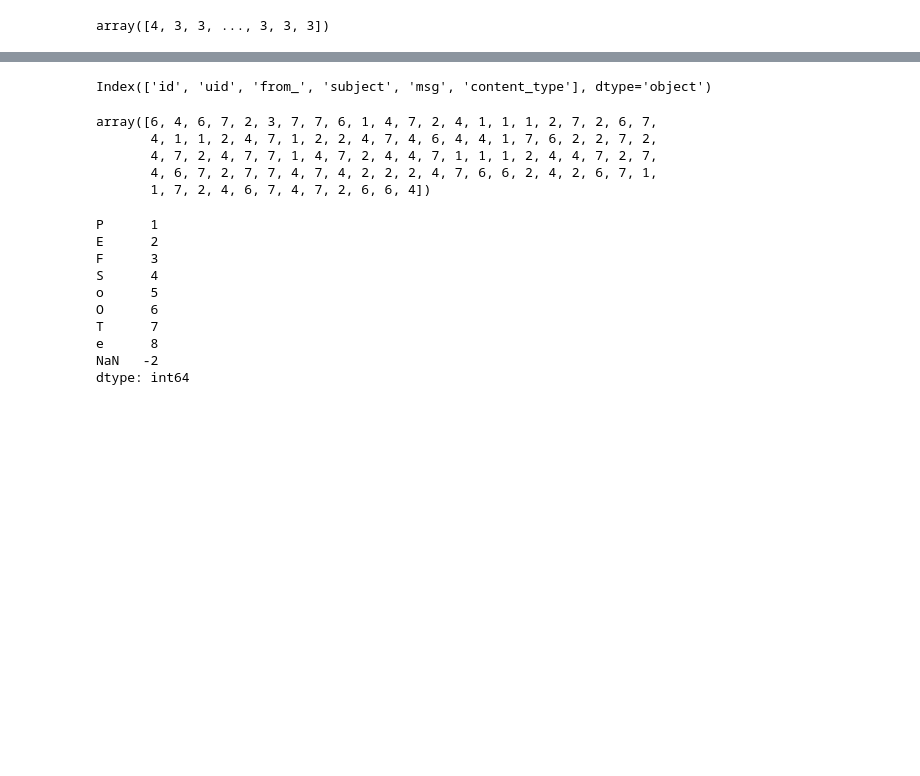
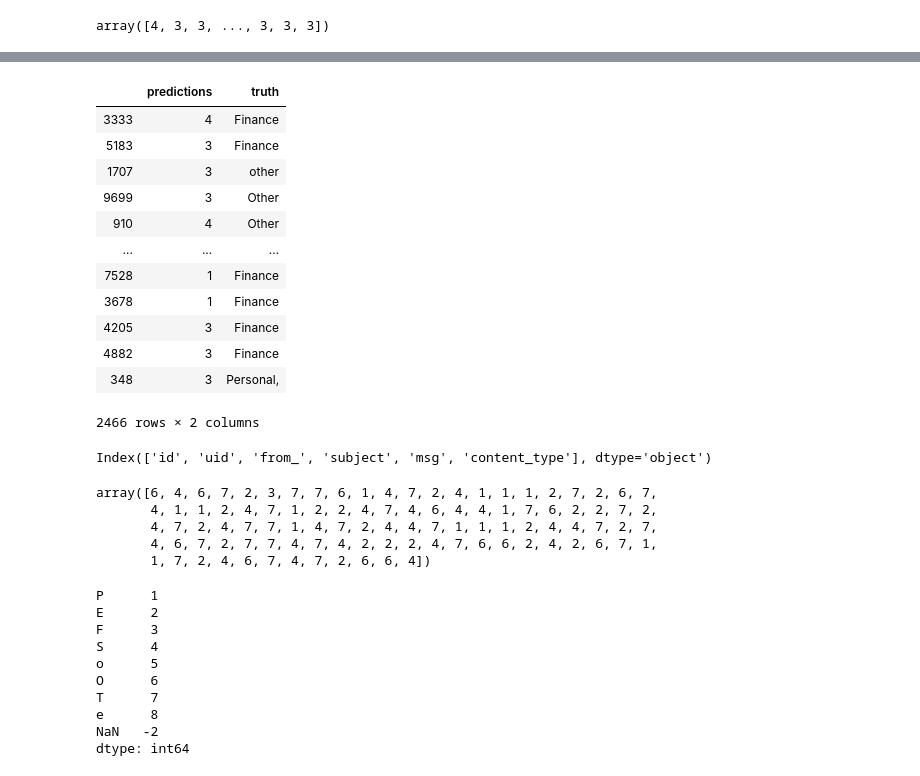
Before and after one commit to BloomTech-Labs/tagger-ds, a Jupyter notebook: Jay/working-notebooks/getting-to-training.ipynb, the cells around one changed output, grey strips where cells are left out. Saved outputs shown, nothing was run; the diff lists cells and outputs as text; code cells hidden in the pictures; blank space fills up the shorter version.

```diff
--- a/Jay/working-notebooks/getting-to-training.ipynb
+++ b/Jay/working-notebooks/getting-to-training.ipynb
@@ -231,3 +303,22 @@ pd.DataFrame({'prediction': preds,
+# %%
+preds_df = pd.DataFrame({'predictions': preds,
+              'truth': test['first_tag']})
+# %%
+preds_df
+# %% [output]
+|  | predictions | truth |
+| 3333 | 4 | Finance |
+| 5183 | 3 | Finance |
+| 1707 | 3 | other |
+| 9699 | 3 | Other |
+| 910 | 4 | Other |
+| ... | ... | ... |
+| 7528 | 1 | Finance |
+| 3678 | 1 | Finance |
+| 4205 | 3 | Finance |
+| 4882 | 3 | Finance |
+| 348 | 3 | Personal, |
+2466 rows × 2 columns
 # %%
 untagged = pd.read_csv('../Data/email_data_3500+.csv')
 # %%
```
Also changed, not shown: parts of 18 cells of this notebook, 6 other files.
